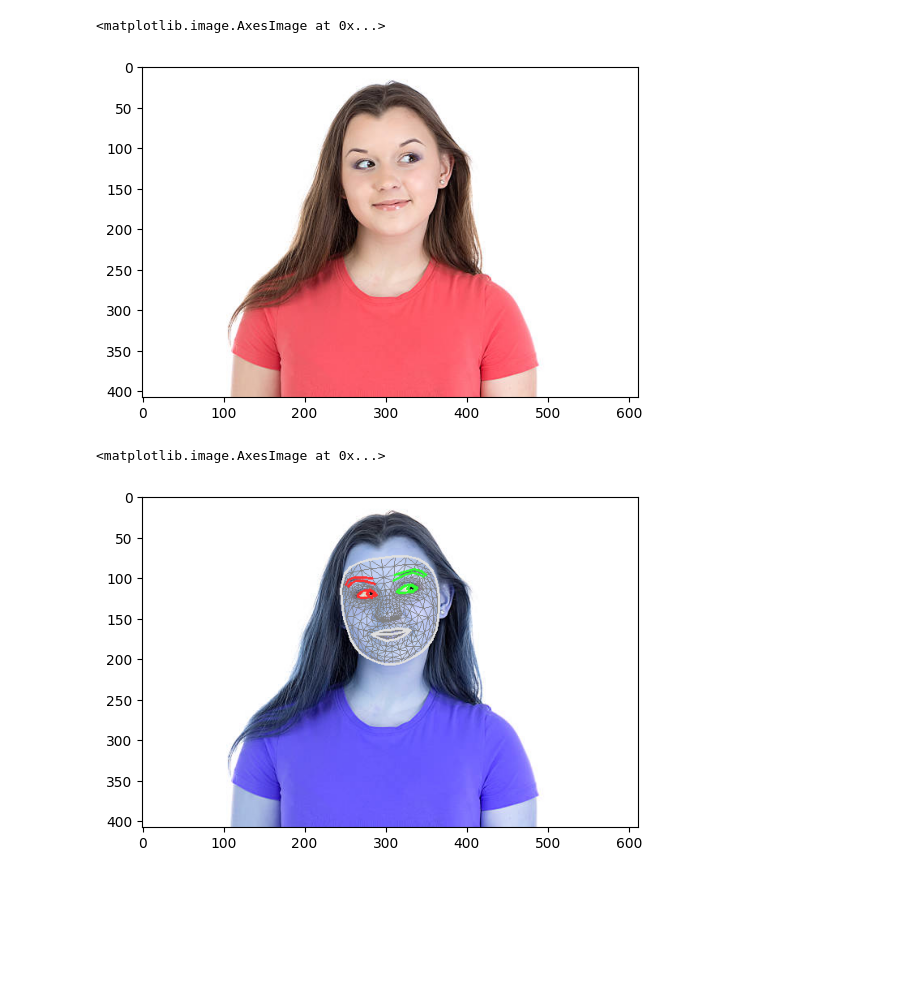
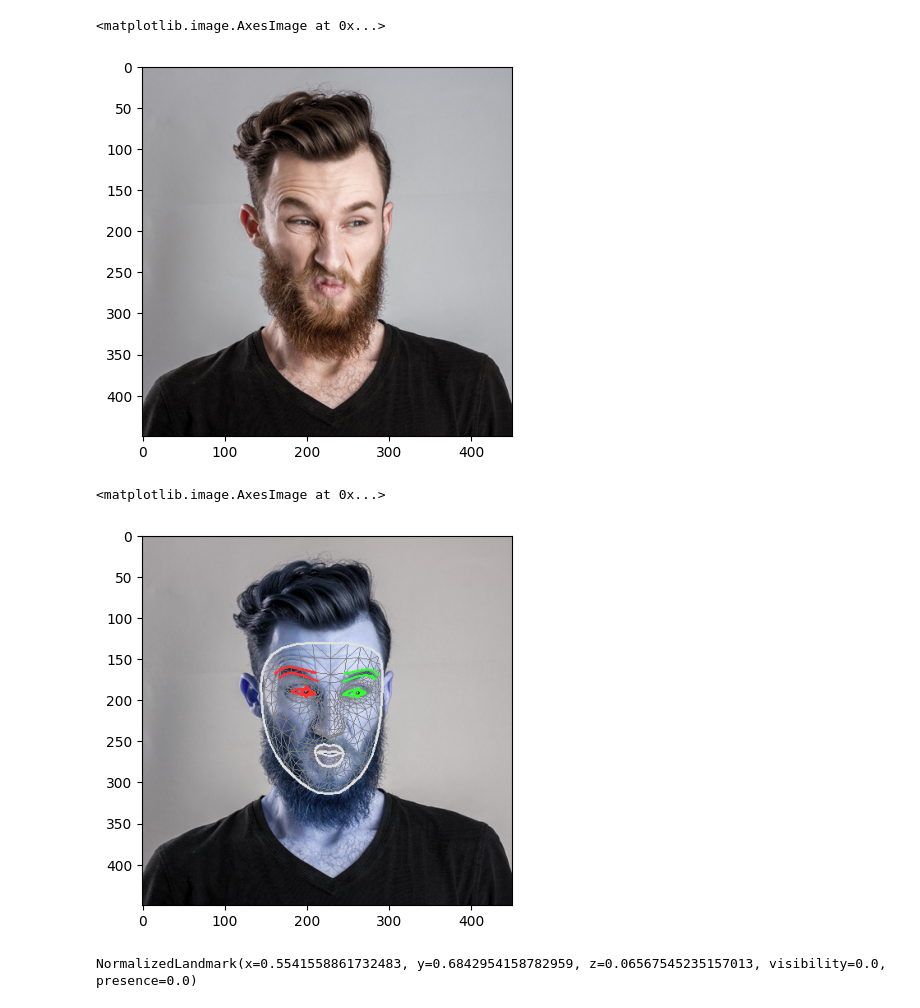
Before and after one commit to MekhyW/Facial-Emotion-Classification, a Jupyter notebook: SVM_Blendshapes/[MediaPipe_Python_Tasks]_Face_Landmarker.ipynb, the cells around one changed output. Drawn from its saved outputs; the diff is of its cells as text; code cells hidden in the pictures; blank space fills up the shorter version.

Commit message:
landmarks + blendshapes

```diff
--- a/SVM_Blendshapes/[MediaPipe_Python_Tasks]_Face_Landmarker.ipynb
+++ b/SVM_Blendshapes/[MediaPipe_Python_Tasks]_Face_Landmarker.ipynb
@@ -52,7 +52,7 @@ def plot_face_blendshapes_bar_graph(face_blendshapes):
   plt.tight_layout()
   plt.show()
 # %%
-filename = "image2.jpg"
+filename = "../face_disgusted/yurkogud170400303.jpg"
 # %%
 import cv2
 
@@ -60,26 +60,29 @@ img = cv2.imread(filename)
 plt.imshow(cv2.cvtColor(img, cv2.COLOR_BGR2RGB))
 # %% [output]
 <matplotlib.image.AxesImage at 0x...>
-[figure, old version]
+[figure, new version]
 # %%
 import mediapipe as mp
 from mediapipe.tasks import python
 from mediapipe.tasks.python import vision
 
 base_options = python.BaseOptions(model_asset_path='face_landmarker_v2_with_blendshapes.task')
 options = vision.FaceLandmarkerOptions(base_options=base_options,
                                        output_face_blendshapes=True,
-                                       output_facial_transformation_matrixes=True,
                                        num_faces=1)
 detector = vision.FaceLandmarker.create_from_options(options)
 
 image = mp.Image.create_from_file(filename)
 detection_result = detector.detect(image)
 annotated_image = draw_landmarks_on_image(image.numpy_view(), detection_result)
 plt.imshow(cv2.cvtColor(annotated_image, cv2.COLOR_BGR2RGB))
 # %% [output]
 <matplotlib.image.AxesImage at 0x...>
-[figure, old version]
+[figure, new version]
+# %%
+print(detection_result.face_landmarks[0][400])
+# %% [output]
+NormalizedLandmark(x=0.5541558861732483, y=0.6842954158782959, z=0.06567545235157013, visibility=0.0, presence=0.0)
 # %%
 plot_face_blendshapes_bar_graph(detection_result.face_blendshapes[0])
 # %% [output]
```
Also changed, not shown: parts of 3 cells of this notebook, 4 other files.
